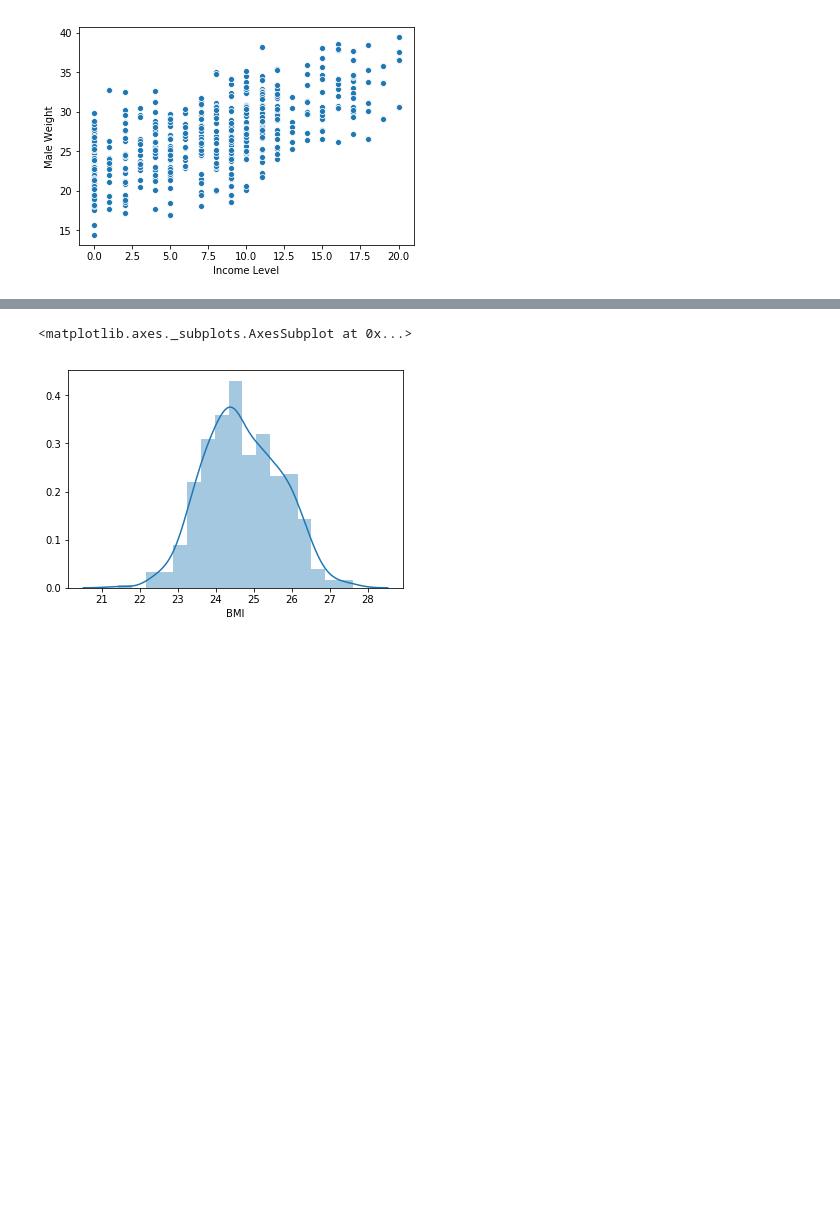
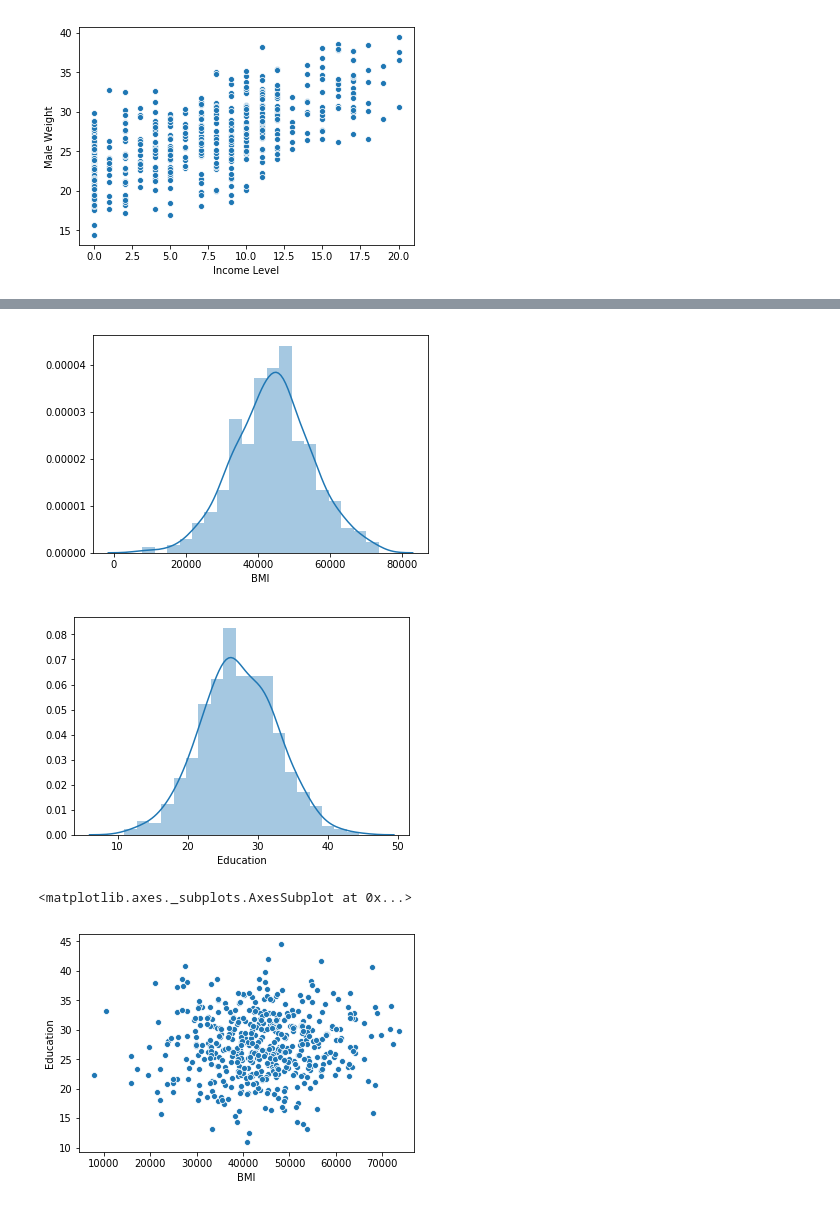
Before and after one commit to dermotkel/programming-project, a Jupyter notebook: Programming Project.ipynb, the cells around one changed output, grey strips where cells are left out. Saved outputs shown, nothing was run; the diff lists cells and outputs as text; code cells hidden in the pictures; blank space fills up the shorter version.

```diff
--- a/Programming Project.ipynb
+++ b/Programming Project.ipynb
@@ -312,16 +334,24 @@ da
 # %%
-corr_mat = np.array([[1, 0.3],
-                    [0.3, 1]])
+corr_mat = np.array([[1, 0.6],
+                    [0.6, 1]])
 
-fin = pd.DataFrame({"Education": np.random.choice(5, 500, p=pr), "BMI": da['BMI']})
+fin = pd.DataFrame({"Education": np.random.normal(27.203, 5.4, 500), "BMI": np.random.normal(55500, 14000, 500)
+})
 # %%
 upper_chol = cholesky(corr_mat)
 
 ans = fin @ upper_chol
 ans.columns = ['Education', 'BMI']
 ans
 
 sns.distplot(ans['BMI'])
+plt.show()
+sns.distplot(ans['Education'])
+plt.show()
+
+sns.scatterplot(x = "BMI", y = "Education", data=ans)
 # %% [output]
+[figure, new version]
+[figure, added]
 <matplotlib.axes._subplots.AxesSubplot at 0x...>
-[figure, old version]
+[figure, added]
```
Also changed, not shown: parts of 7 cells of this notebook.
